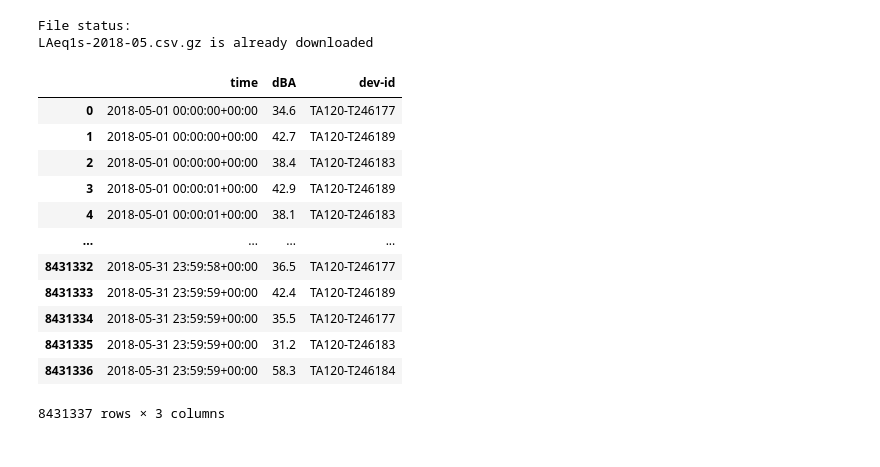
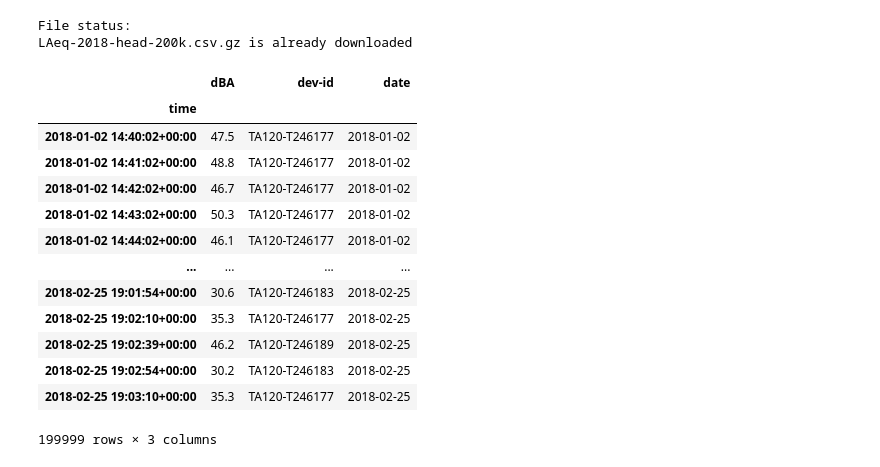
Before and after one commit to ForumViriumHelsinki/OpenDataSamples, a Jupyter notebook: Noise/Noise-sample.ipynb, the cells around one changed output. Saved outputs shown, nothing was run; the diff lists cells and outputs as text; code cells hidden in the pictures.

```diff
--- a/Noise/Noise-sample.ipynb
+++ b/Noise/Noise-sample.ipynb
@@ -1,6 +1,10 @@
 # %%
 """
 Download Noise sensor data (CESVA TA-120) from server and load it into a Pandas DataFrame.
+
+Data has been collected during mySMARTLife project 2018-2020.
+
+mySMARTLife project has received funding from the European Union’s Horizon 2020 research and innovation programme under grant agreement No 731297.
 """
 
 # Import libraries
@@ -8,7 +12,6 @@ import os
 import gzip
 import requests
 import pandas as pd
-import plotly.express as px
 
 # Get one month's sample data
 baseurl = 'https://broker.fvh.io/static/noise/'
@@ -24,7 +27,9 @@ for fobj in files:
 
 datafile = files[6]['name']  # Pick just one of all files
 """
-datafile = 'LAeq1s-2018-05.csv.gz'
+datafile = 'LAeq-2018-head-200k.csv.gz'
+#datafile = 'LAeq1s-2018-05.csv.gz'
+#datafile = 'LAeq-2018-all.csv.gz'
 
 # Cache file locally
 print('\nFile status:')
@@ -38,29 +43,33 @@ else:
     print(f'Saved {datafile} locally')
 # %% [output]
 File status:
-LAeq1s-2018-05.csv.gz is already downloaded
+LAeq-2018-head-200k.csv.gz is already downloaded
 # %%
 # Load data into Dataframe from locally cached file
 usecols = ['readable_time', 'dBA', 'dev-id']
 dtypes = {'dBA': 'float', 'dev-id': 'str'}
+# names = ['time', 'dBA', 'dev-id']
 
 df = pd.read_csv(datafile, compression='gzip', header=0,
                  usecols=usecols, dtype=dtypes,
                  parse_dates=['readable_time'], sep=',')
 df.rename(columns={"readable_time": "time"}, inplace=True)
-# df.set_index('time')
+df['date'] = pd.to_datetime(df['time']).dt.date
+df.reset_index(drop=True, inplace=True)
+df.set_index('time', inplace=True)
 df
 # %% [output]
-|  | time | dBA | dev-id |
-| 0 | 2018-05-01 00:00:00+00:00 | 34.6 | TA120-T246177 |
-| 1 | 2018-05-01 00:00:00+00:00 | 42.7 | TA120-T246189 |
-| 2 | 2018-05-01 00:00:00+00:00 | 38.4 | TA120-T246183 |
-| 3 | 2018-05-01 00:00:01+00:00 | 42.9 | TA120-T246189 |
-| 4 | 2018-05-01 00:00:01+00:00 | 38.1 | TA120-T246183 |
+|  | dBA | dev-id | date |
+| time |  |  |  |
+| 2018-01-02 14:40:02+00:00 | 47.5 | TA120-T246177 | 2018-01-02 |
+| 2018-01-02 14:41:02+00:00 | 48.8 | TA120-T246177 | 2018-01-02 |
+| 2018-01-02 14:42:02+00:00 | 46.7 | TA120-T246177 | 2018-01-02 |
+| 2018-01-02 14:43:02+00:00 | 50.3 | TA120-T246177 | 2018-01-02 |
+| 2018-01-02 14:44:02+00:00 | 46.1 | TA120-T246177 | 2018-01-02 |
 | ... | ... | ... | ... |
-| 8431332 | 2018-05-31 23:59:58+00:00 | 36.5 | TA120-T246177 |
-| 8431333 | 2018-05-31 23:59:59+00:00 | 42.4 | TA120-T246189 |
-| 8431334 | 2018-05-31 23:59:59+00:00 | 35.5 | TA120-T246177 |
-| 8431335 | 2018-05-31 23:59:59+00:00 | 31.2 | TA120-T246183 |
-| 8431336 | 2018-05-31 23:59:59+00:00 | 58.3 | TA120-T246184 |
+| 2018-02-25 19:01:54+00:00 | 30.6 | TA120-T246183 | 2018-02-25 |
+| 2018-02-25 19:02:10+00:00 | 35.3 | TA120-T246177 | 2018-02-25 |
+| 2018-02-25 19:02:39+00:00 | 46.2 | TA120-T246189 | 2018-02-25 |
+| 2018-02-25 19:02:54+00:00 | 30.2 | TA120-T246183 | 2018-02-25 |
+| 2018-02-25 19:03:10+00:00 | 35.3 | TA120-T246177 | 2018-02-25 |
-8431337 rows × 3 columns
+199999 rows × 3 columns
```
Also changed, not shown: parts of 5 cells of this notebook.
